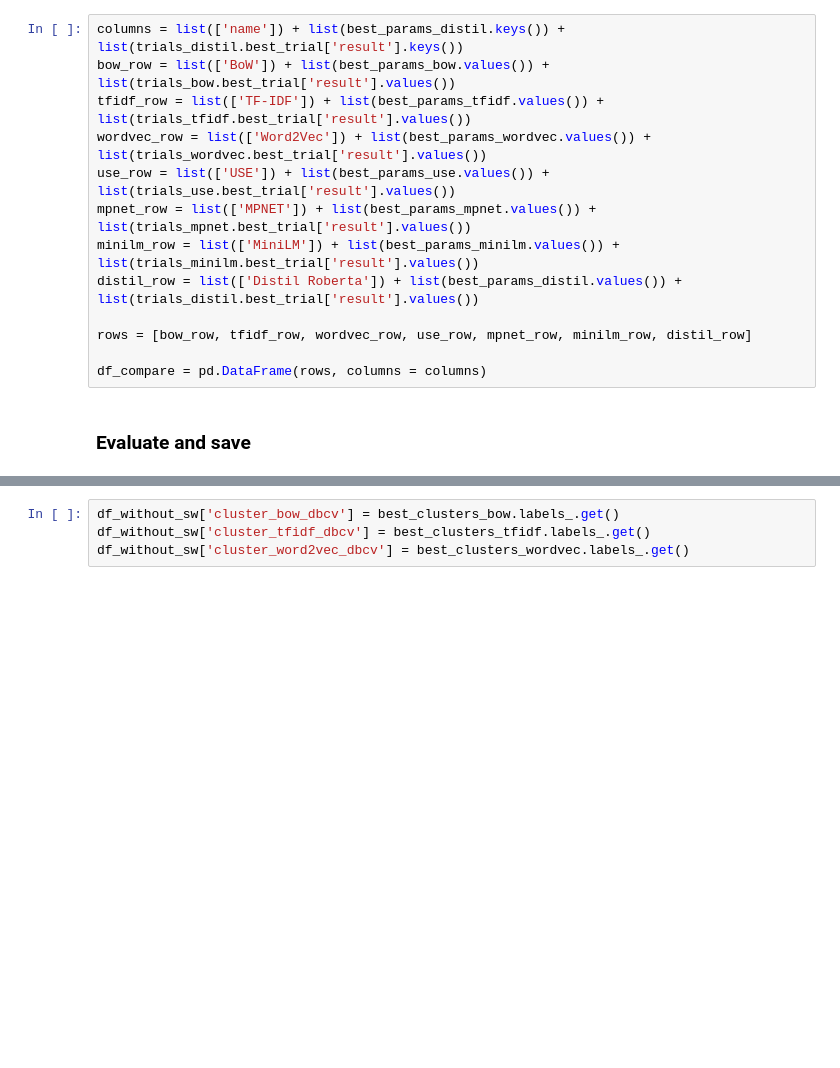
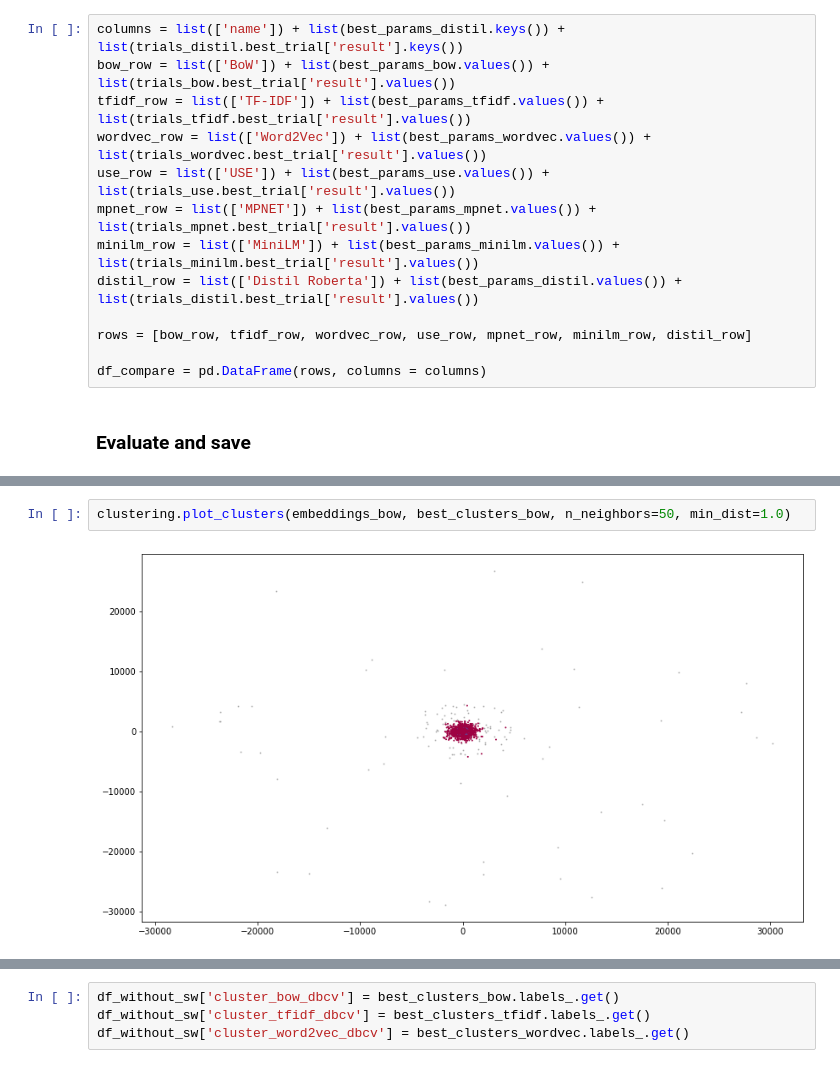
Before and after one commit to kmaksatk/Twitter_Stocks_Correlation, a Jupyter notebook: clustering_analysis.ipynb, the cells around one changed output, grey strips where cells are left out. Cells and saved outputs as stored; diff of their text form; blank space fills up the shorter version.

Commit message:
added plots for default clusters

```diff
--- a/clustering_analysis.ipynb
+++ b/clustering_analysis.ipynb
@@ -534,3 +568,7 @@ clustering.top_ten_words(tweets_without_sw, best_clusters_bow.labels_.get())
+# %%
+clustering.plot_clusters(embeddings_bow, best_clusters_bow, n_neighbors=50, min_dist=1.0)
+# %% [output]
+[figure, added]
 # %%
 #TF-IDF
 clustering.top_ten_words(tweets_without_sw, best_clusters_tfidf.labels_.get())
```
Also changed, not shown: parts of 37 cells of this notebook.
